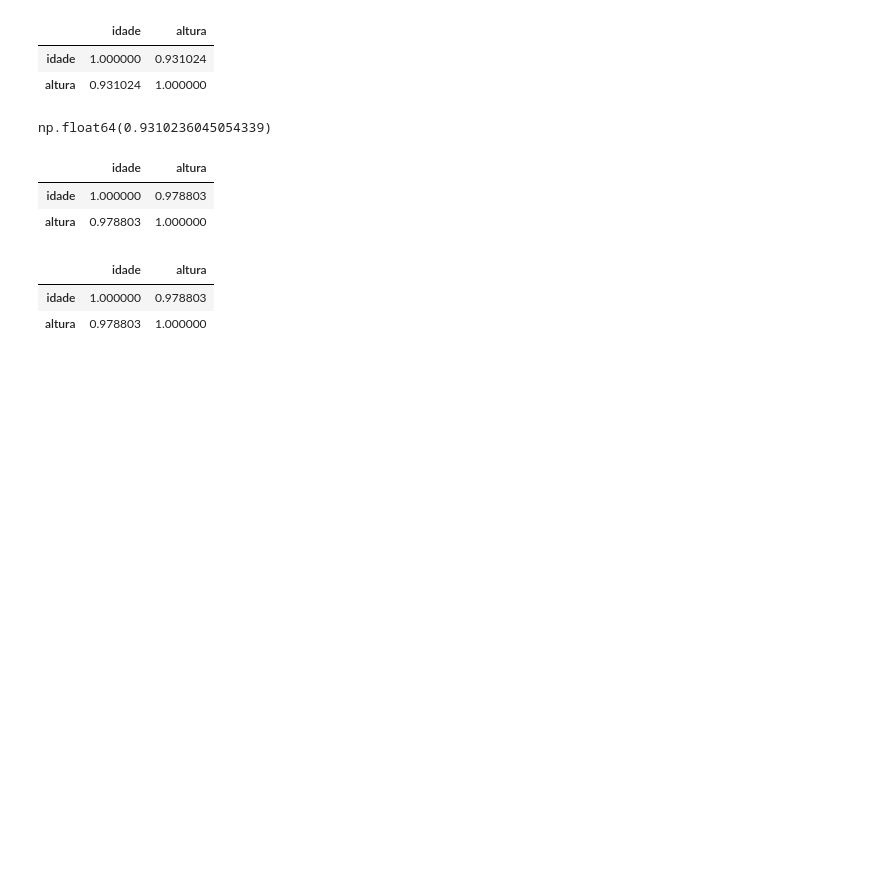
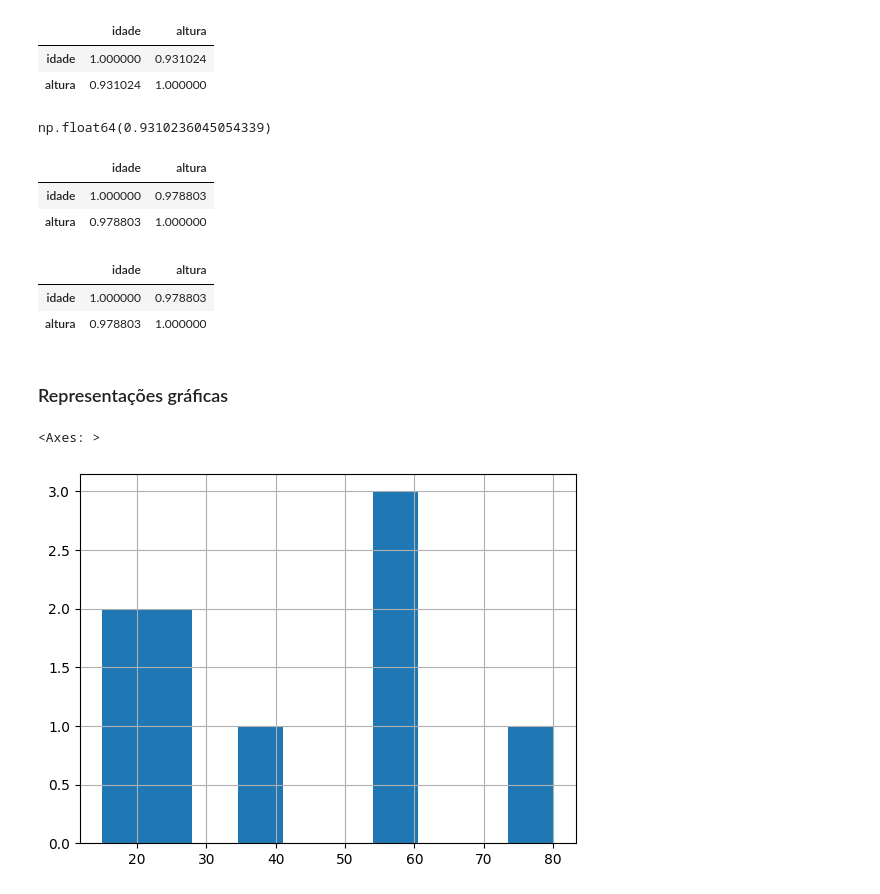
Before and after one commit to Marvinx9/estatisticas-python, a Jupyter notebook: estatistica_dev.ipynb, the cells around one changed output. Cells and saved outputs as stored; diff of their text form; code cells hidden in the pictures; blank space fills up the shorter version.

Commit message:
feat: add plot representations

```diff
--- a/estatistica_dev.ipynb
+++ b/estatistica_dev.ipynb
@@ -138,3 +138,11 @@ df_medidas[['idade', 'altura']].corr(method='spearman')
 |  | idade | altura |
 | idade | 1.000000 | 0.978803 |
 | altura | 0.978803 | 1.000000 |
+# %% [markdown]
+### Representações gráficas
+# %%
+# Histograma - idade
+df_medidas.idade.hist()
+# %% [output]
+<Axes: >
+[figure, added]
```
Also changed, not shown: parts of 19 cells of this notebook, 2 other files.
